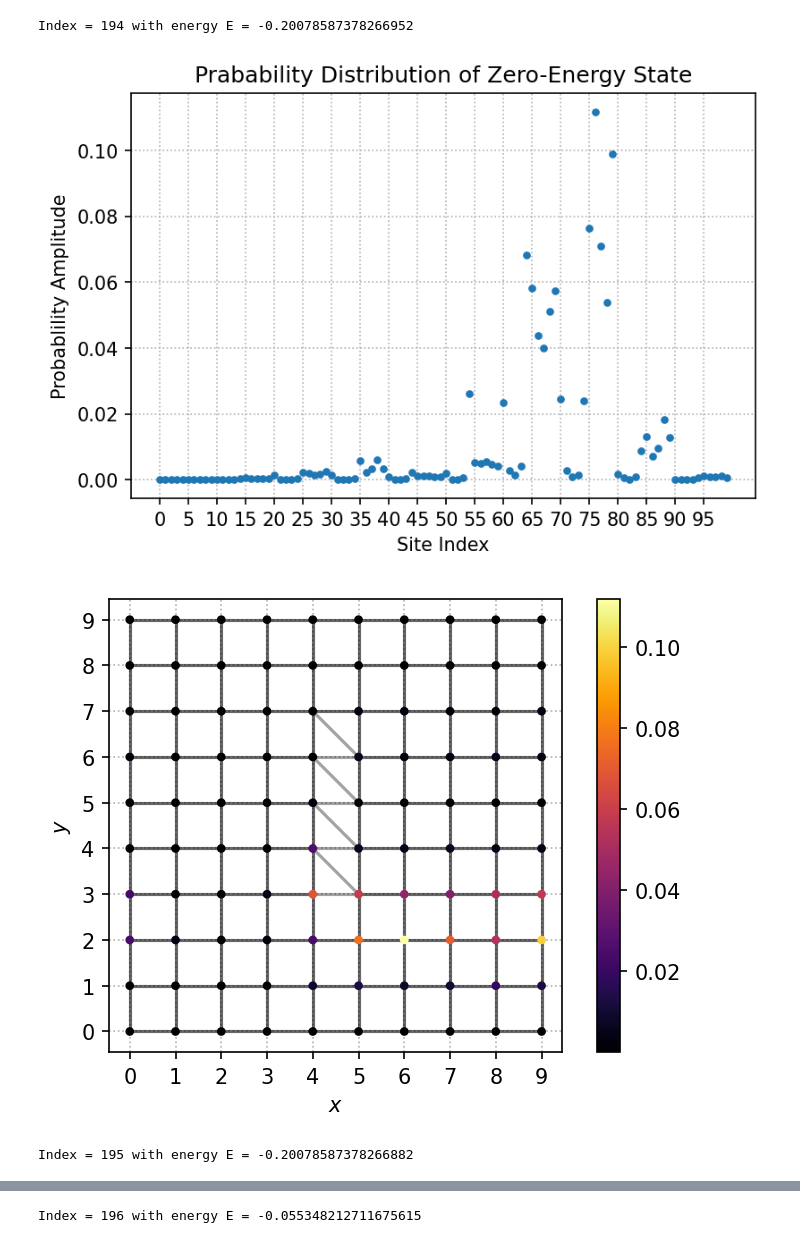
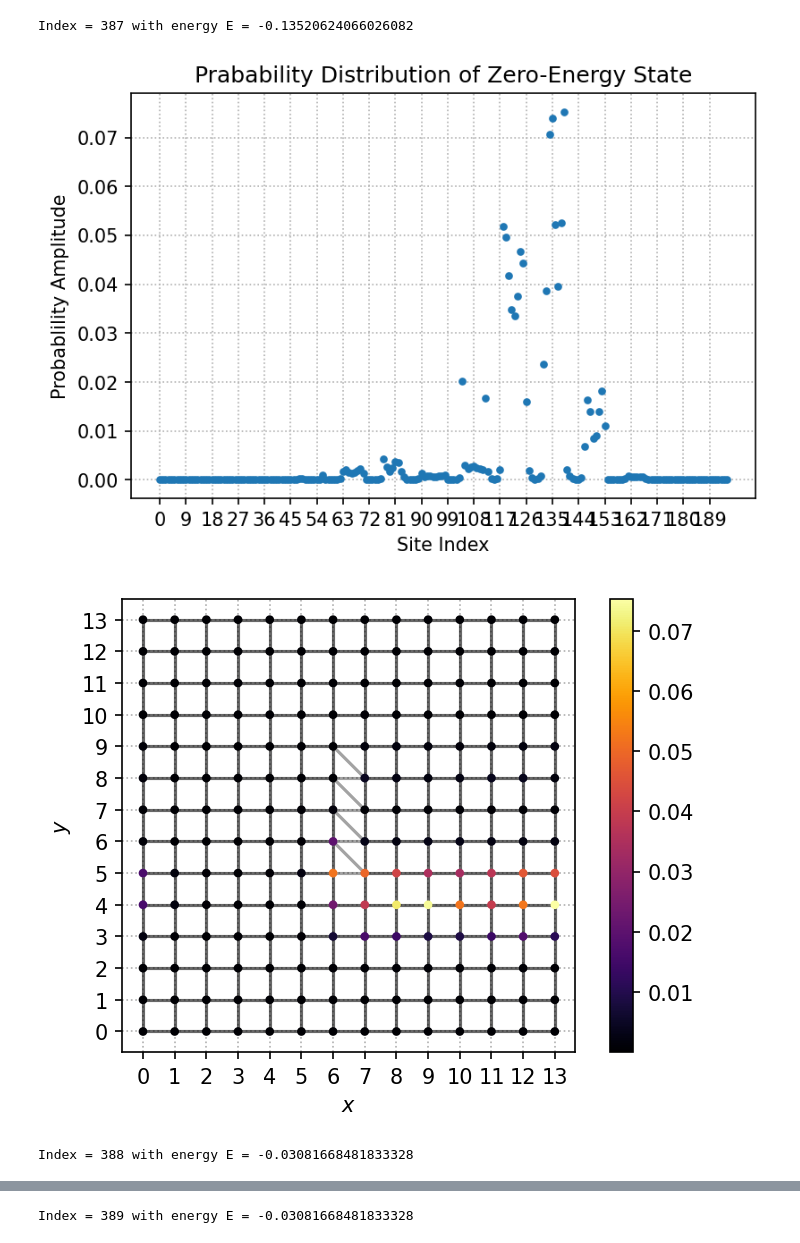
Before and after one commit to isschoch/chiral-p-wave-on-buckyball-geometry, a Jupyter notebook: sc_disclination_dipole_alt.ipynb, the cells around one changed output, grey strips where cells are left out. Drawn from its saved outputs; the diff is of its cells as text; code cells hidden in the pictures.

```diff
--- a/sc_disclination_dipole_alt.ipynb
+++ b/sc_disclination_dipole_alt.ipynb
@@ -8,24 +8,24 @@ import matplotlib.pyplot as plt
 plt.rcParams["figure.dpi"] = 150
 plt.rcParams["savefig.dpi"] = 150
 # %%
-N = 10
+N = 14
 lattice = SquareLattice(N, BC="periodic")
 lattice.plot(True)
 dist = 4
 
 start_idx = (N // 2 - dist // 2) * N + N // 2
 end_idx = (N // 2 + dist // 2) * N + N // 2
-lattice.add_edges(
+lattice.add_bonds(
     [(i - N - 1, i) for i in range(start_idx, end_idx, N)],
     [(1, 3) for i in range(start_idx, end_idx, N)],
 )
-lattice.remove_edges([(i - 1, i) for i in range(start_idx, end_idx, N)])
+lattice.remove_bonds([(i - 1, i) for i in range(start_idx, end_idx, N)])
 num_sites = lattice.get_num_sites()
 lattice_sites = lattice.get_sites()
 lattice.plot(True)
 
-flagged_edges_triangle = [(start_idx + i, start_idx - N + i) for i in range(N // 2)]
-print(flagged_edges_triangle)
+flagged_bonds_triangle = [(start_idx + i, start_idx - N + i) for i in range(N // 2)]
+print(flagged_bonds_triangle)
 
-flagged_edges_pentagon = [(end_idx + i, end_idx - N + i) for i in range(N // 2)]
-print(flagged_edges_pentagon)
+flagged_bonds_pentagon = [(end_idx + i, end_idx - N + i) for i in range(N // 2)]
+print(flagged_bonds_pentagon)
@@ -45,15 +39,15 @@ block_indices = Ham_constructor.get_block_indices(lattice.get_num_sites())
 
 hop_phase_triangle = np.exp(complex(0, 1) * np.pi / 2)
 # hop_phase_triangle = -1
-for flagged_edge in flagged_edges_triangle:
-    Ham_constructor.add_tunneling_phase(
-        H_direct_lattice, flagged_edge, hop_phase_triangle, num_sites
+for flagged_bond in flagged_bonds_triangle:
+    Ham_constructor.add_phase(
+        H_direct_lattice, flagged_bond, hop_phase_triangle, num_sites
     )
 
 hop_phase_pentagon = hop_phase_triangle.conjugate()
-for flagged_edge in flagged_edges_pentagon:
-    Ham_constructor.add_tunneling_phase(
-        H_direct_lattice, flagged_edge, hop_phase_pentagon, num_sites
+for flagged_bond in flagged_bonds_pentagon:
+    Ham_constructor.add_phase(
+        H_direct_lattice, flagged_bond, hop_phase_pentagon, num_sites
     )
 
 energies, states = scipy.linalg.eigh(H_direct_lattice)
@@ -106,4 +100,4 @@ Index of lowest absolute energy:  199
-Index = 194 with energy E = -0.20078587378266952
+Index = 387 with energy E = -0.13520624066026082
-[figure, old version]
+[figure, new version]
-[figure, old version]
+[figure, new version]
-Index = 195 with energy E = -0.20078587378266882
+Index = 388 with energy E = -0.03081668481833328
@@ -112 +106 @@ Index = 195 with energy E = -0.20078587378266882
-Index = 196 with energy E = -0.055348212711675615
+Index = 389 with energy E = -0.03081668481833328
```
Also changed, not shown: parts of 2 cells of this notebook, 10 other files.
